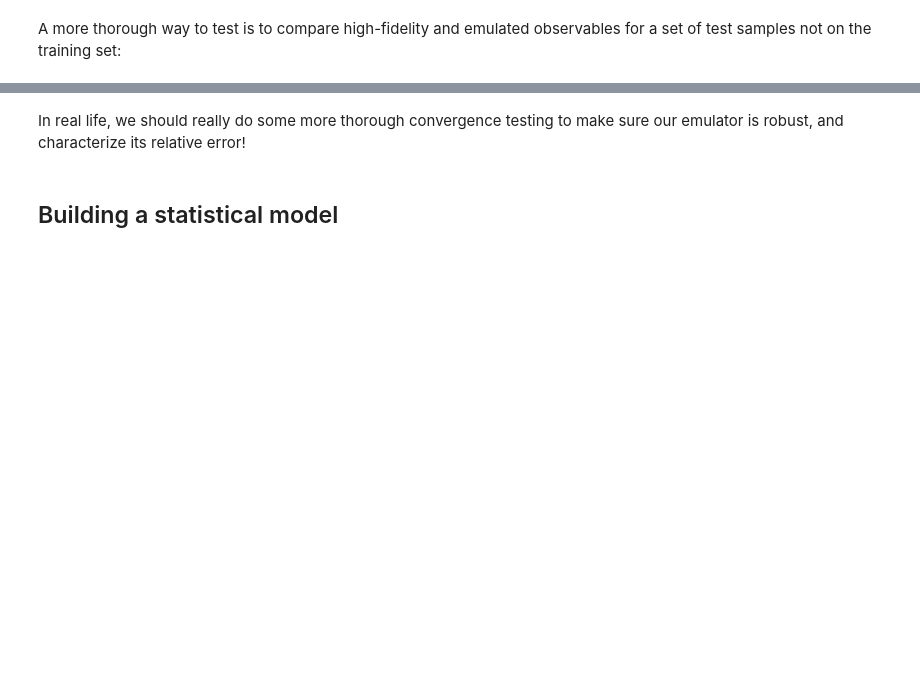
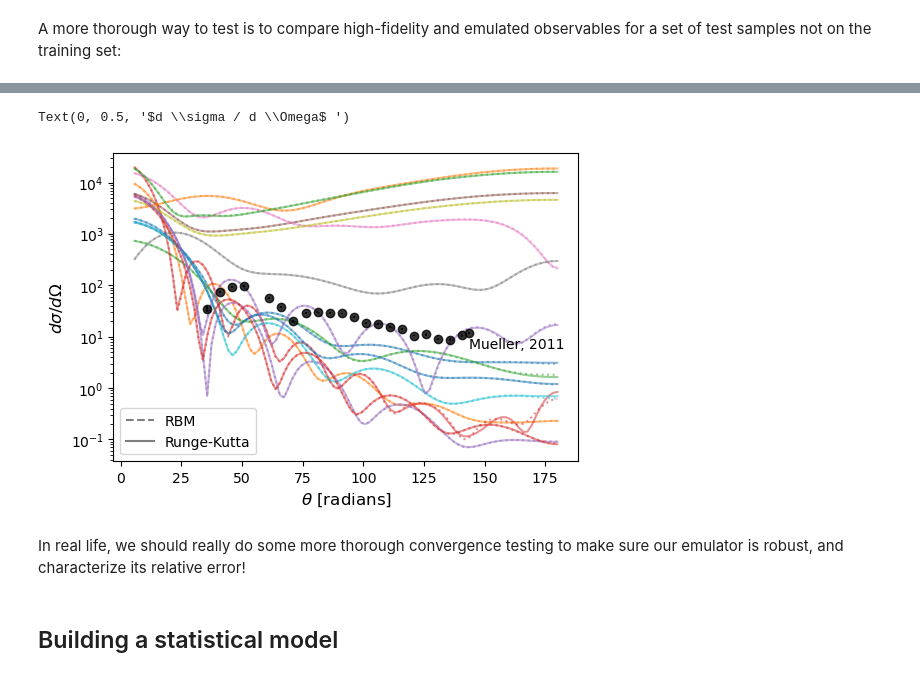
Before and after one commit to ascsn/2024-FRIB-TA-Summer-School, a Jupyter notebook: Bayesian-Reactions/reaction_model_calibration_demo/Bayes_omp_calibration_demo_FRIBTA24.ipynb, the cells around one changed output, grey strips where cells are left out. Drawn from its saved outputs; the diff is of its cells as text; code cells hidden in the pictures; blank space fills up the shorter version.

```diff
--- a/Bayesian-Reactions/reaction_model_calibration_demo/Bayes_omp_calibration_demo_FRIBTA24.ipynb
+++ b/Bayesian-Reactions/reaction_model_calibration_demo/Bayes_omp_calibration_demo_FRIBTA24.ipynb
@@ -425,8 +436,8 @@ We need a prior distribution of the 9 parameters that go into our EL model. For
 # %%
 # just guestimate based on KDUQ
 # notice the relative uncertainties are quite large in some cases!
-mean = np.array([60, 20, 16, 5.99, -3.79, 13.4 / 60.0, 0, 11.1 / 20, 1.27, 0.689])
-stdev = np.array([5.0, 8.0, 10, 1.8, 4, 11.0 / 60, 4.0 / 20, 18 / 20, 0.07, 0.05])
+mean = np.array([50, 5, 16, 5.99, -3.79, 13.4 / 60.0, 0, 11.1 / 20, 1.27, 0.689])
+stdev = 2*np.array([5.0, 10.0, 10, 1.8, 4, 11.0 / 60, 4.0 / 20, 18 / 20, 0.07, 0.05])
 
 # we will assume uncorrelated priors
 covariance = np.zeros((10, 10))
@@ -552,11 +569,11 @@ print(
 A more thorough way to test is to compare high-fidelity and emulated observables for a set of test samples not on the training set:
 # %%
 test = rose.utility.latin_hypercube_sample(
-    30, bounds=roi_bounds[40]["Mueller_169"], seed=191
+    30, bounds=roi_bounds[48]["Mueller_168"], seed=191
 )
 # %%
 %%time
 # run high-fidelity solver
 HIFI_xs = []
 for sample in tqdm(test):
-    HIFI_xs.append(emulators[40]["Mueller_169"].exact_xs(sample, angles=angles))
+    HIFI_xs.append(emulators[48]["Mueller_168"].exact_xs(sample, angles=angles))
@@ -565,4 +585,4 @@ for sample in tqdm(test):
 # run emulator
 emu_xs = []
 for sample in tqdm(test):
-    emu_xs.append(emulators[40]["Mueller_169"].emulate_xs(sample, angles=angles))
+    emu_xs.append(emulators[48]["Mueller_168"].emulate_xs(sample, angles=angles))
@@ -569,31 +592,45 @@ for sample in tqdm(test):
 # %%
 from matplotlib.lines import Line2D
 
 fig, ax = plt.subplots(figsize=(6, 4))
 fig.patch.set_facecolor("white")
 
 for i, sample in enumerate(test[::2]):
-    x = angles
+    x = angles * 180 / np.pi
 
     # HIFI
     y_exact = HIFI_xs[i].dsdo
 
     # emulated
     y_emu = emu_xs[i].dsdo
 
     p = ax.plot(x, y_emu, ":", alpha=0.5)
     ax.plot(x, y_exact, color=p[0].get_color(), alpha=0.5)
 
+# plot experiment
+x, y, dy = (
+    data[48]["Mueller_168"][:, 0],
+    data[48]["Mueller_168"][:, 1],
+    data[48]["Mueller_168"][:, 2],
+)
+ax.errorbar(
+    x, y, dy, marker="o", alpha=0.8, linestyle="none", color="k"
+)
+
+ax.text(x[-1], y[-1]*0.5, "Mueller, 2011")
 legend_styles = [
     Line2D([0], [0], color="k", linestyle="--", alpha=0.5),
     Line2D([0], [0], color="k", alpha=0.5),
 ]
 ax.legend(legend_styles, ["RBM", "Runge-Kutta"])
 ax.set_yscale("log")
 plt.xlabel(r"$\theta$ [radians]", fontsize=12)
 plt.ylabel(r"$d \sigma / d \Omega$ ", fontsize=12)
+# %% [output]
+Text(0, 0.5, '$d \\sigma / d \\Omega$ ')
+[figure, added]
-# %% [markdown]
-In real life, we should really do some more thorough convergence testing to make sure our emulator is robust, and characterize its relative error!
+# %% [markdown]
+In real life, we should really do some more thorough convergence testing to make sure our emulator is robust, and characterize its relative error!
 # %% [markdown]
 ## Building a statistical model
 # %%
```
Also changed, not shown: parts of 22 cells of this notebook.
